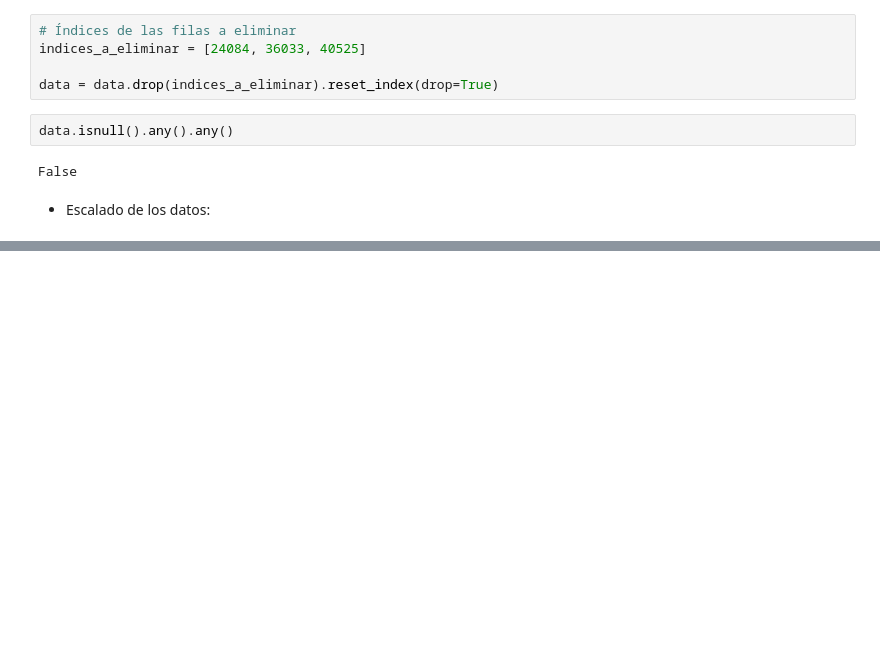
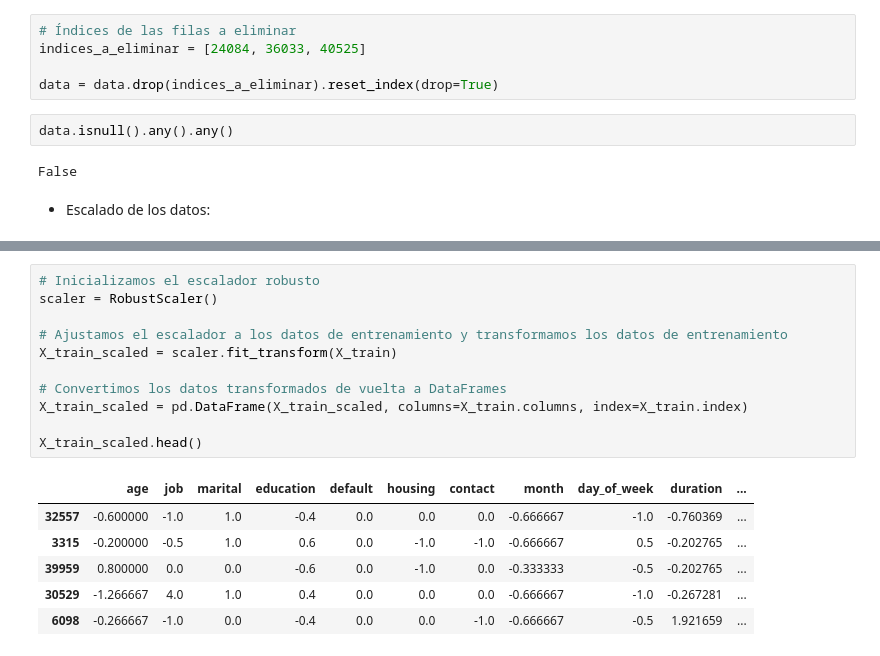
Before and after one commit to RmVa23/ML-Algorithm, a Jupyter notebook: src/explore.ipynb, the cells around one changed output, grey strips where cells are left out. Saved outputs shown, nothing was run; the diff lists cells and outputs as text; blank space fills up the shorter version.

```diff
--- a/src/explore.ipynb
+++ b/src/explore.ipynb
@@ -585,0 +606,18 @@ False
+# %%
+# Inicializamos el escalador robusto
+scaler = RobustScaler()
+
+# Ajustamos el escalador a los datos de entrenamiento y transformamos los datos de entrenamiento
+X_train_scaled = scaler.fit_transform(X_train)
+
+# Convertimos los datos transformados de vuelta a DataFrames
+X_train_scaled = pd.DataFrame(X_train_scaled, columns=X_train.columns, index=X_train.index)
+
+X_train_scaled.head()
+# %% [output]
+|  | age | job | marital | education | default | housing | contact | month | day_of_week | duration | ... |
+| 32557 | -0.600000 | -1.0 | 1.0 | -0.4 | 0.0 | 0.0 | 0.0 | -0.666667 | -1.0 | -0.760369 | ... |
+| 3315 | -0.200000 | -0.5 | 1.0 | 0.6 | 0.0 | -1.0 | -1.0 | -0.666667 | 0.5 | -0.202765 | ... |
+| 39959 | 0.800000 | 0.0 | 0.0 | -0.6 | 0.0 | -1.0 | 0.0 | -0.333333 | -0.5 | -0.202765 | ... |
+| 30529 | -1.266667 | 4.0 | 1.0 | 0.4 | 0.0 | 0.0 | 0.0 | -0.666667 | -1.0 | -0.267281 | ... |
+| 6098 | -0.266667 | -1.0 | 0.0 | -0.4 | 0.0 | 0.0 | -1.0 | -0.666667 | -0.5 | 1.921659 | ... |
```
Also changed, not shown: parts of 3 cells of this notebook.
